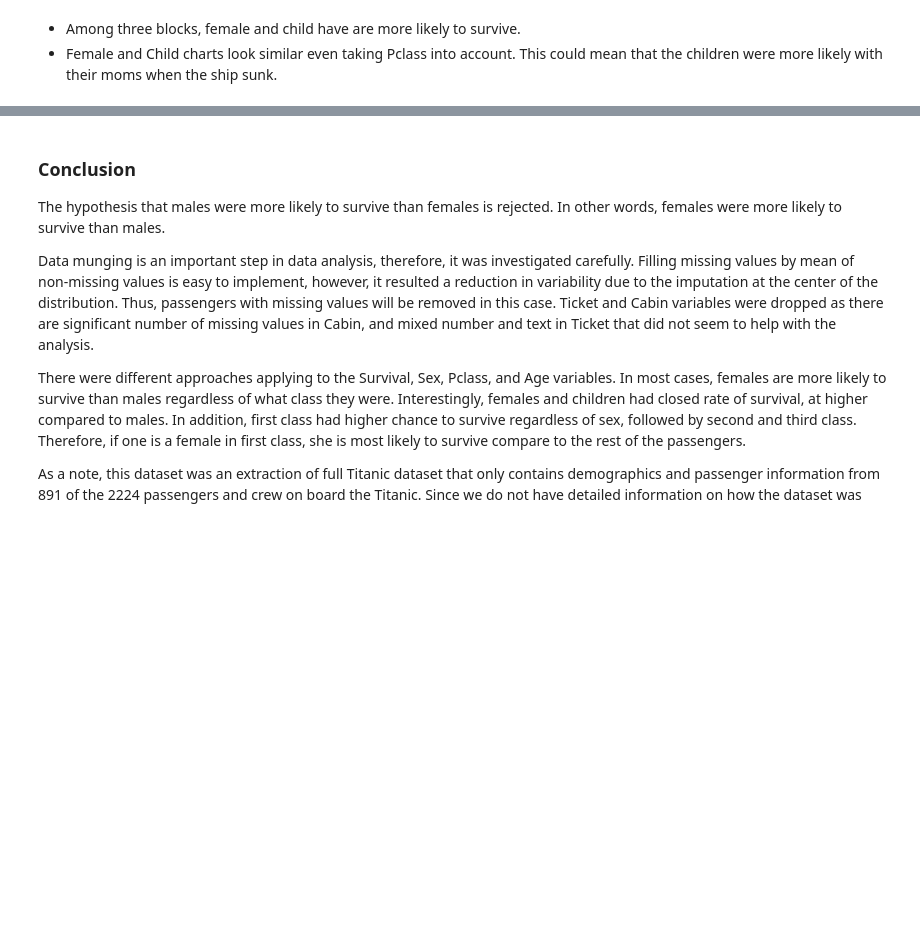
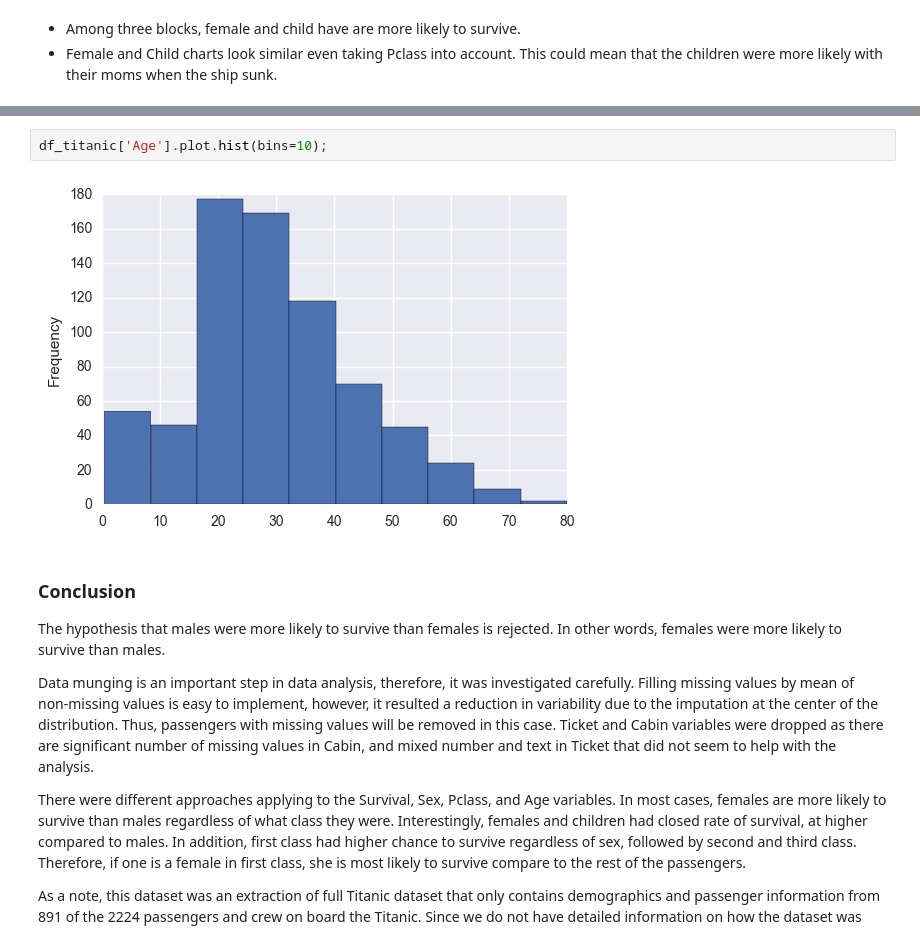
Before and after one commit to linhtrieu92/Titanic, a Jupyter notebook: Project 2/Titanic.ipynb, the cells around one changed output, grey strips where cells are left out. Drawn from its saved outputs; the diff is of its cells as text; blank space fills up the shorter version.

```diff
--- a/Project 2/Titanic.ipynb
+++ b/Project 2/Titanic.ipynb
@@ -347,3 +369,7 @@ sns.plt.title("Survival Rate with Respect to Pclass and Person")
+# %%
+df_titanic['Age'].plot.hist(bins=10);
+# %% [output]
+[figure, added]
 # %% [markdown]
 ### Conclusion
 The hypothesis that males were more likely to survive than females is rejected. In other words, females were more likely to survive than males.
```
Also changed, not shown: parts of 13 cells of this notebook.
